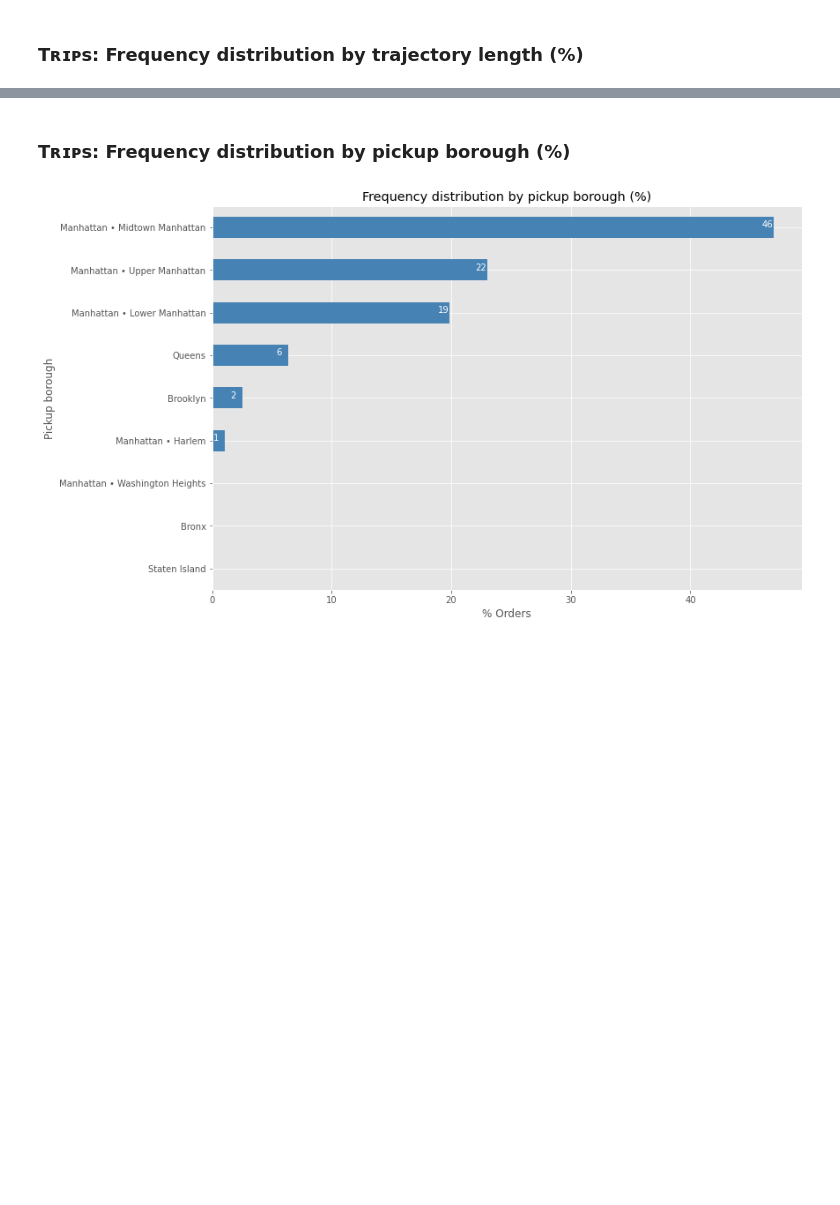
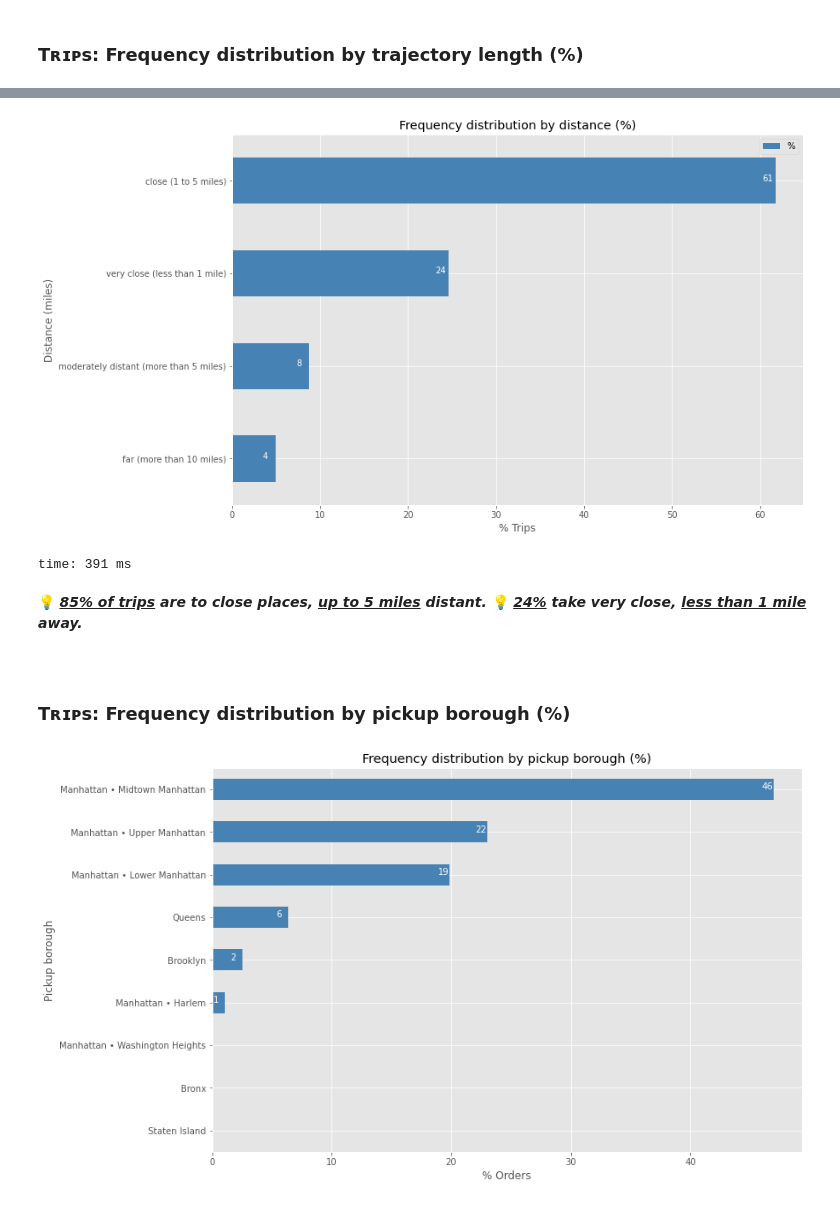
Before and after one commit to isis-santos-costa/99_Challenge, a Jupyter notebook: 99__EDA.ipynb, the cells around one changed output, grey strips where cells are left out. Drawn from its saved outputs; the diff is of its cells as text; code cells hidden in the pictures; blank space fills up the shorter version.

```diff
--- a/99__EDA.ipynb
+++ b/99__EDA.ipynb
@@ -1195,0 +1193,6 @@ time: 8.7 s
+# %%
+with open('df_orders_tF_EDA.csv') as f: cols = f.readline().split(',')
+del cols[0]
+cols[-1] = cols[-1].replace('\n','')
+df = pd.read_csv('df_orders_tF_EDA.csv', usecols=cols) # reading previously transformed data (EDA_v9)
+df.head(2)
@@ -1195,0 +1204,7 @@ time: 8.7 s
+# %%
+%matplotlib inline
+
+import matplotlib as mpl
+import matplotlib.pyplot as plt
+
+mpl.style.use('ggplot')
@@ -1197,0 +1239,6 @@ time: 8.7 s
+# %%
+orders_by_distance_dict = {'far (more than 10 miles)':              100 * sum( (df['trip_distance'] <= 108.9)    & (df['trip_distance'] > 10) ) / df['trip_distance'].count()}
+orders_by_distance_dict['moderately distant (more than 5 miles)'] = 100 * sum( (df['trip_distance'] <= 10) & (df['trip_distance'] > 5) ) / df['trip_distance'].count()
+orders_by_distance_dict['close (1 to 5 miles)']                   = 100 * sum( (df['trip_distance'] <= 5) & (df['trip_distance'] > 1) ) / df['trip_distance'].count()
+orders_by_distance_dict['very close (less than 1 mile)']          = 100 * sum( (df['trip_distance'] <= 1)                                         ) / df['trip_distance'].count()
+orders_by_distance_dict
@@ -1197,0 +1256,7 @@ time: 8.7 s
+# %%
+orders_by_distance = pd.DataFrame(
+                      orders_by_distance_dict.values(),
+              index = orders_by_distance_dict.keys(),
+              columns = ['%'])
+orders_by_distance.sort_values(by='%',ascending=False, inplace=True)
+orders_by_distance
@@ -1198,21 +1270,24 @@ time: 8.7 s
 # %%
 ## Distribution %
 
-orders_by_distance = 100 * df['distance_class'].value_counts() / (df['distance_class'].count())
-
-orders_by_distance.sort_values(ascending=True, inplace=True)
+orders_by_distance.sort_values(by='%',ascending=True, inplace=True)
 orders_by_distance.plot(kind='barh', figsize=(12, 8), color='steelblue')
-plt.xlabel('% Orders')
+plt.xlabel('% Trips')
 plt.ylabel('Distance (miles)')
 plt.title('Frequency distribution by distance (%)')
 
-for i, value in enumerate(orders_by_distance):
+for i, value in enumerate(orders_by_distance['%']):
     label = format(int(value), ',') # format int with commas
 
     # place text at the end of bar (subtracting 1% from x, and 0 from y to make it fit within the bar)
-    plt.annotate(label, xy=(value - 1, i - 0), color='white')
+    plt.annotate(label, xy=(value - 1.5, i - 0), color='white')
 
 plt.show()
+# %% [output]
+[figure, added]
+time: 391 ms
+# %% [markdown]
+💡 <i><b> <u>85% of trips</u> are to close places, <u>up to 5 miles</u> distant. </b></i> 💡 <i><b> <u>24%</u> take very close, <u>less than 1 mile</u> away. </b></i> <br><br>
 # %% [markdown]
 ### Tʀɪᴘs: Frequency distribution by pickup borough (%)
 # %%
```
Also changed, not shown: parts of 42 cells of this notebook.
